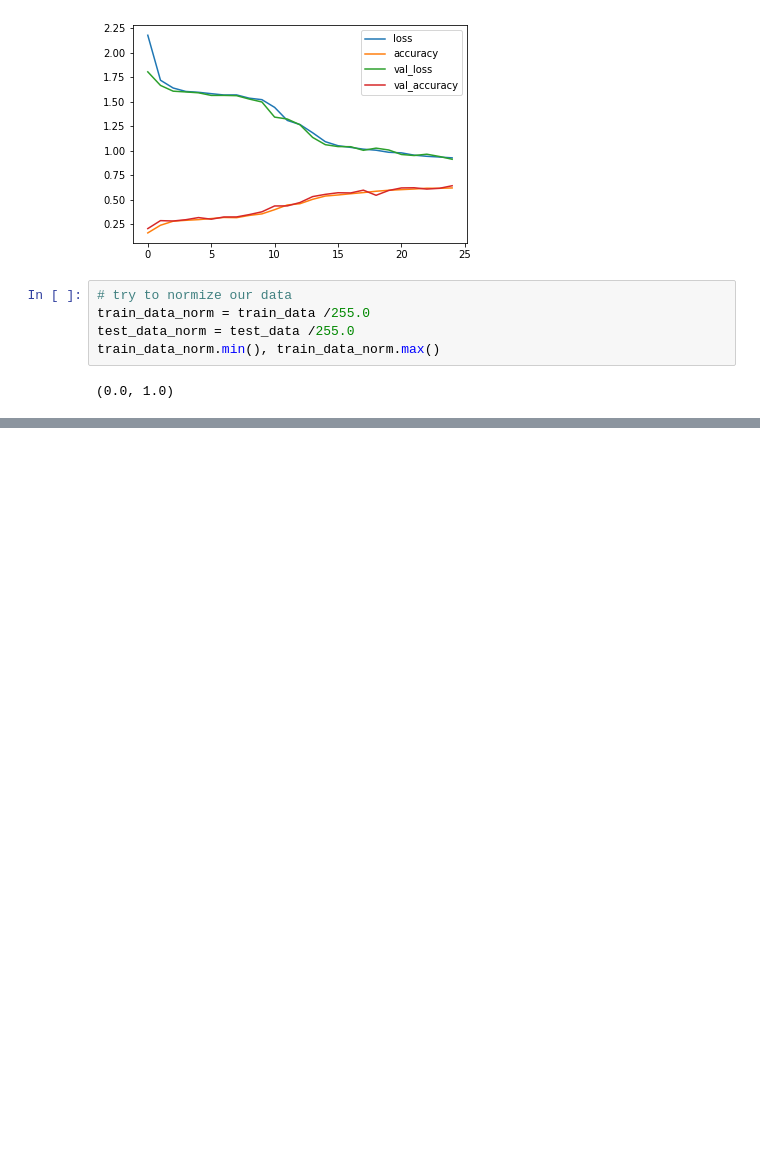
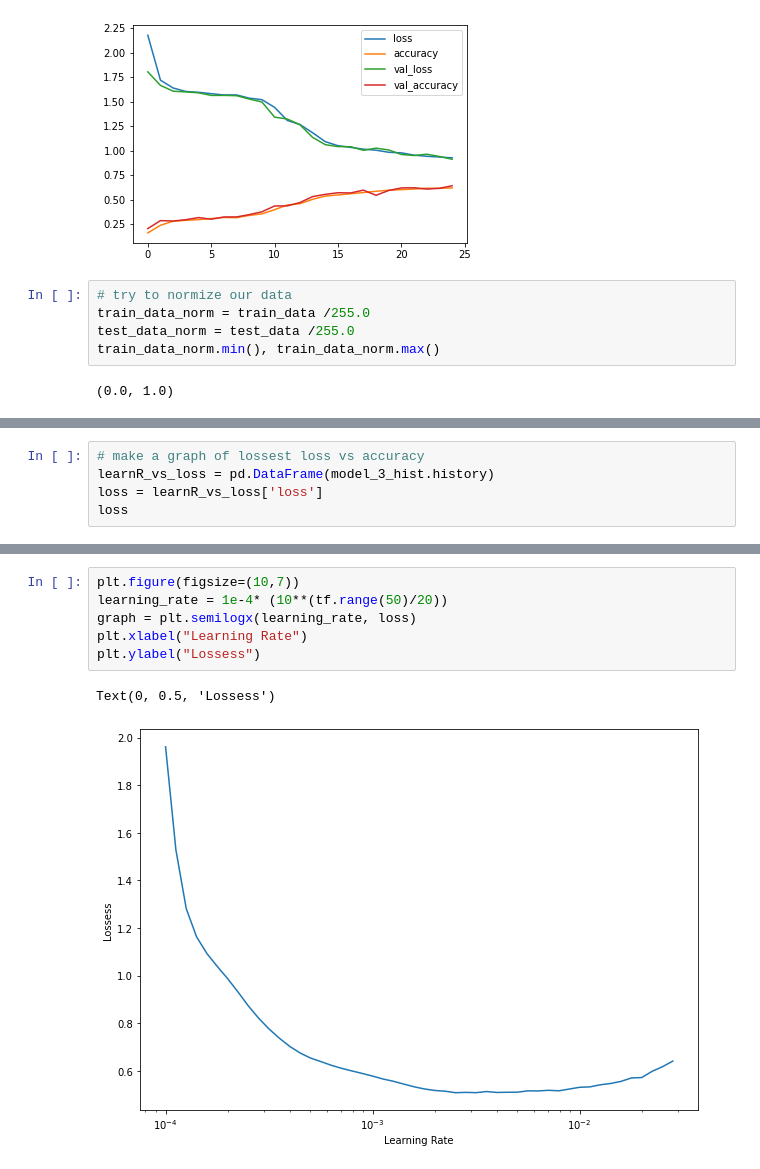
Before and after one commit to kingchan818/MachineLearning, a Jupyter notebook: tensorflow/Lec3-network-classification/experiment-classification.ipynb, the cells around one changed output, grey strips where cells are left out. Saved outputs shown, nothing was run; the diff lists cells and outputs as text; blank space fills up the shorter version.

```diff
--- a/tensorflow/Lec3-network-classification/experiment-classification.ipynb
+++ b/tensorflow/Lec3-network-classification/experiment-classification.ipynb
@@ -132,0 +203,5 @@ Epoch 7/25
+# %%
+# make a graph of lossest loss vs accuracy
+learnR_vs_loss = pd.DataFrame(model_3_hist.history)
+loss = learnR_vs_loss['loss']
+loss
@@ -132,0 +226,9 @@ Epoch 7/25
+# %%
+plt.figure(figsize=(10,7))
+learning_rate = 1e-4* (10**(tf.range(50)/20))
+graph = plt.semilogx(learning_rate, loss)
+plt.xlabel("Learning Rate")
+plt.ylabel("Lossess")
+# %% [output]
+Text(0, 0.5, 'Lossess')
+[figure, added]
```
Also changed, not shown: parts of 18 cells of this notebook, 11 other files.
